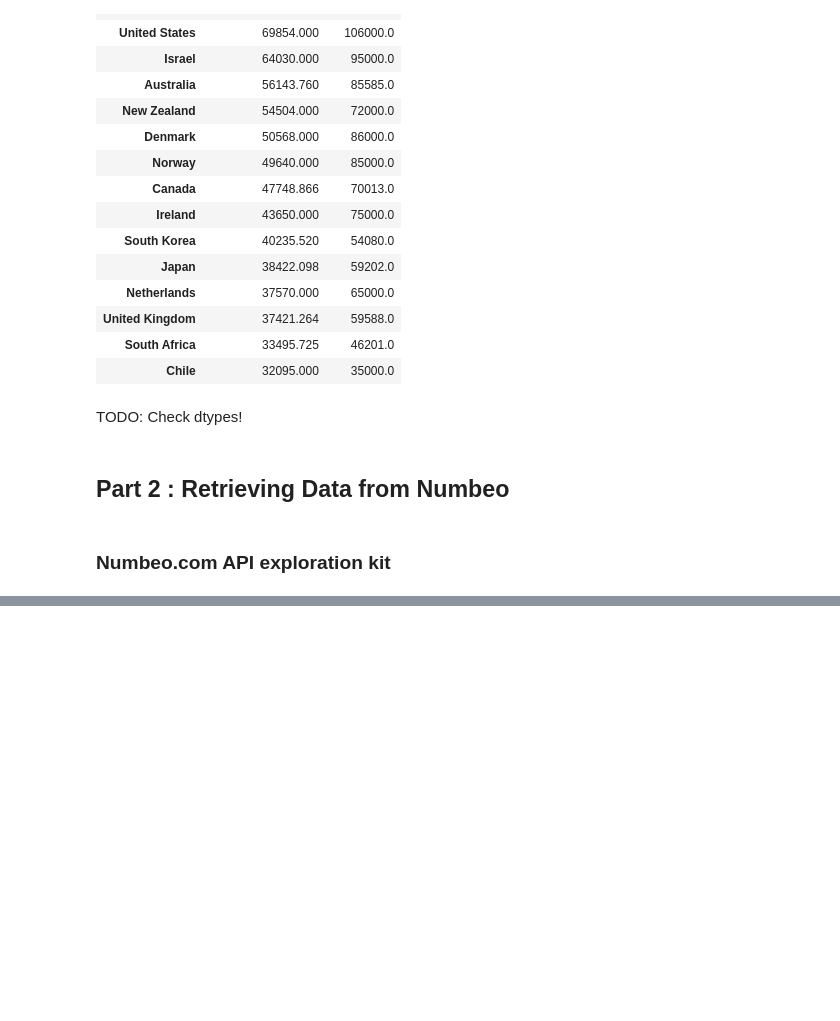
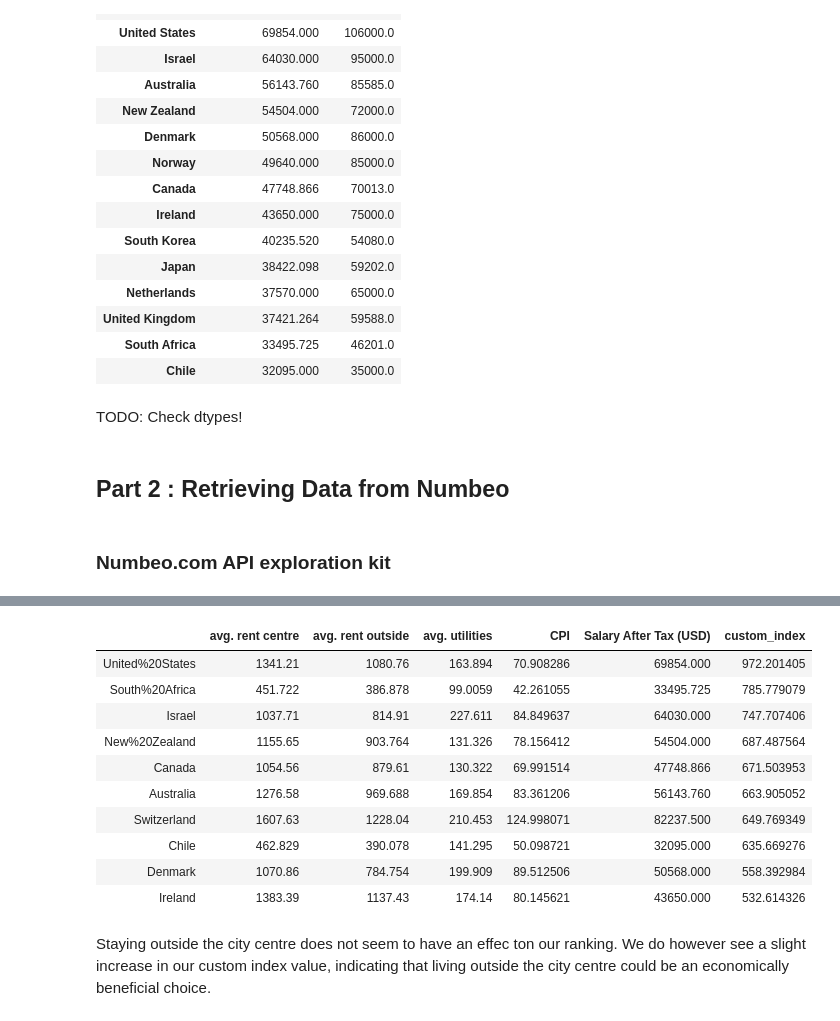
Before and after one commit to hendrikbaacke/Data-Madness, a Jupyter notebook: Income_and_Living_Prices__Data_Madness.ipynb, the cells around one changed output, grey strips where cells are left out. Saved outputs shown, nothing was run; the diff lists cells and outputs as text; code cells hidden in the pictures; blank space fills up the shorter version.

```diff
--- a/Income_and_Living_Prices__Data_Madness.ipynb
+++ b/Income_and_Living_Prices__Data_Madness.ipynb
@@ -854,0 +953,20 @@ Germany
+# %%
+custom_index = []
+for i, country in enumerate(survey_countries) :
+    custom_index.append((df['Salary After Tax (USD)'].iloc[i] - (df['avg. rent outside'].iloc[i] - df['avg. utilities'].iloc[i]))/df['CPI'].iloc[i])
+df['custom_index'] = custom_index
+df.sort_values(by= 'custom_index', ascending=False)[:10]
+# %% [output]
+|  | avg. rent centre | avg. rent outside | avg. utilities | CPI | Salary After Tax (USD) | custom_index |
+| United%20States | 1341.21 | 1080.76 | 163.894 | 70.908286 | 69854.000 | 972.201405 |
+| South%20Africa | 451.722 | 386.878 | 99.0059 | 42.261055 | 33495.725 | 785.779079 |
+| Israel | 1037.71 | 814.91 | 227.611 | 84.849637 | 64030.000 | 747.707406 |
+| New%20Zealand | 1155.65 | 903.764 | 131.326 | 78.156412 | 54504.000 | 687.487564 |
+| Canada | 1054.56 | 879.61 | 130.322 | 69.991514 | 47748.866 | 671.503953 |
+| Australia | 1276.58 | 969.688 | 169.854 | 83.361206 | 56143.760 | 663.905052 |
+| Switzerland | 1607.63 | 1228.04 | 210.453 | 124.998071 | 82237.500 | 649.769349 |
+| Chile | 462.829 | 390.078 | 141.295 | 50.098721 | 32095.000 | 635.669276 |
+| Denmark | 1070.86 | 784.754 | 199.909 | 89.512506 | 50568.000 | 558.392984 |
+| Ireland | 1383.39 | 1137.43 | 174.14 | 80.145621 | 43650.000 | 532.614326 |
+# %% [markdown]
+Staying outside the city centre does not seem to have an effec ton our ranking. We do however see a slight increase in our custom index value, indicating that living outside the city centre could be an economically beneficial choice.
```
Also changed, not shown: parts of 19 cells of this notebook.
